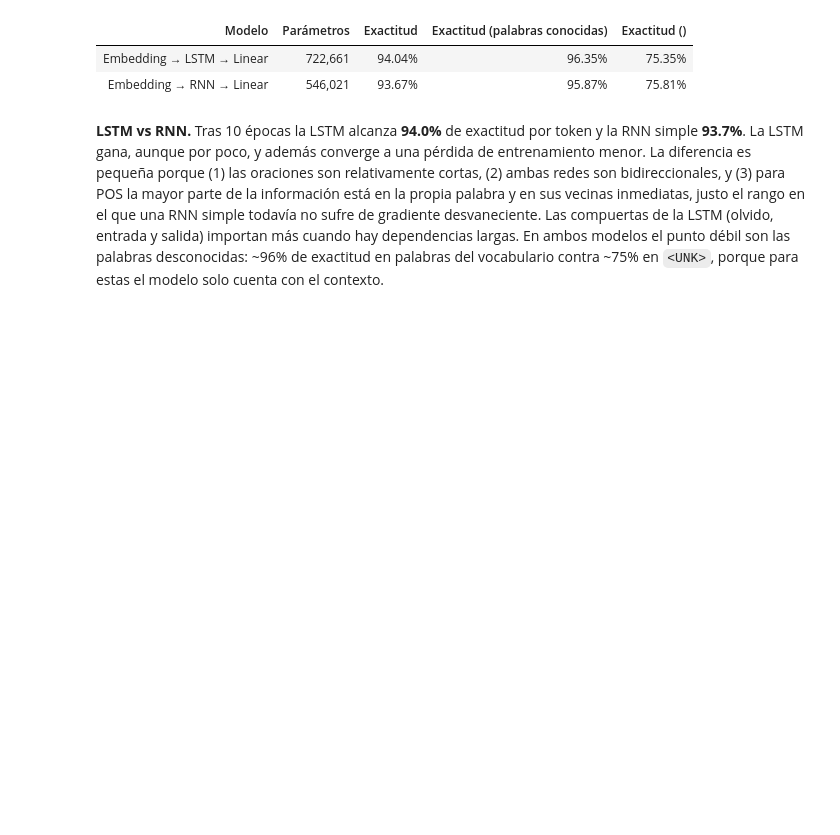
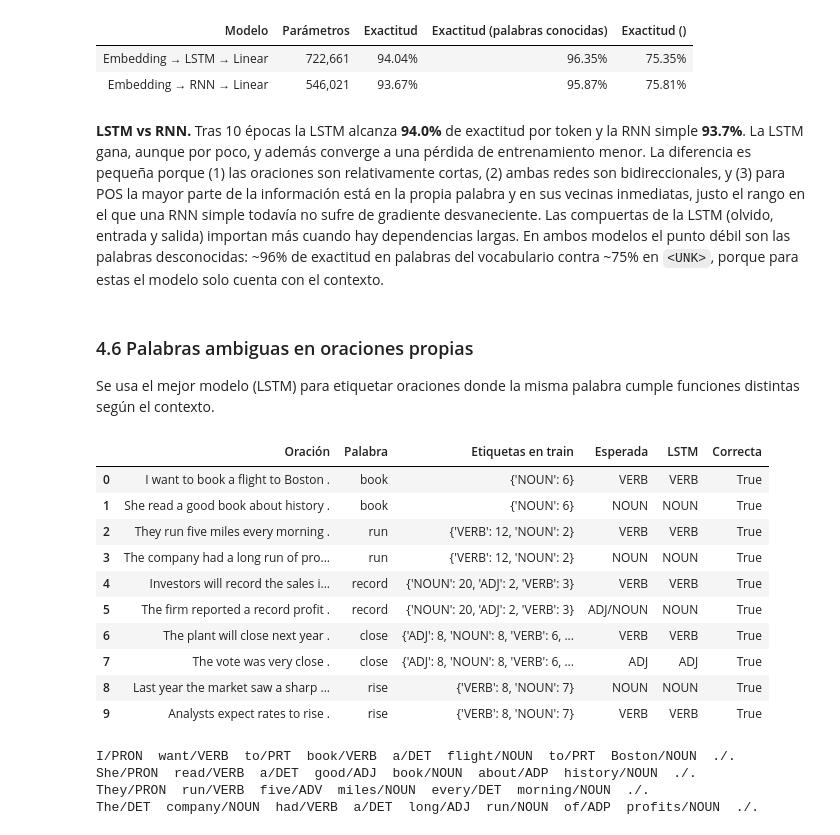
Before and after one commit to Cynthiss/NLP, a Jupyter notebook: Lab_7/Lab_7.ipynb, the cells around one changed output. Saved outputs shown, nothing was run; the diff lists cells and outputs as text; code cells hidden in the pictures; blank space fills up the shorter version.

Commit message:
Lab 7 - Sección 4: palabras ambiguas en contexto y comparación con spaCy (Lab 6)
Co-Authored-By: Claude Opus 5.5 <noreply@anthropic.com>

```diff
--- a/Lab_7/Lab_7.ipynb
+++ b/Lab_7/Lab_7.ipynb
@@ -683,3 +683,68 @@ tabla_pos.style.format({"Parámetros": "{:,}", "Exactitud": "{:.2%}",
 | Embedding → RNN → Linear | 546,021 | 93.67% | 95.87% | 75.81% |
 # %% [markdown]
 **LSTM vs RNN.** Tras 10 épocas la LSTM alcanza **94.0%** de exactitud por token y la RNN simple **93.7%**. La LSTM gana, aunque por poco, y además converge a una pérdida de entrenamiento menor. La diferencia es pequeña porque (1) las oraciones son relativamente cortas, (2) ambas redes son bidireccionales, y (3) para POS la mayor parte de la información está en la propia palabra y en sus vecinas inmediatas, justo el rango en el que una RNN simple todavía no sufre de gradiente desvaneciente. Las compuertas de la LSTM (olvido, entrada y salida) importan más cuando hay dependencias largas. En ambos modelos el punto débil son las palabras desconocidas: ~96% de exactitud en palabras del vocabulario contra ~75% en `<UNK>`, porque para estas el modelo solo cuenta con el contexto.
+# %% [markdown]
+### 4.6 Palabras ambiguas en oraciones propias
+
+Se usa el mejor modelo (LSTM) para etiquetar oraciones donde la misma palabra cumple funciones distintas según el contexto.
+# %%
+mejor_tagger = lstm_tagger
+
+
+def etiquetar(oracion):
+    palabras = oracion.split()
+    mejor_tagger.eval()
+    with torch.no_grad():
+        pred = mejor_tagger(codificar_palabras(palabras).unsqueeze(0)).argmax(-1).squeeze(0)
+    return [(w, itos_tags[t]) for w, t in zip(palabras, pred.tolist())]
+
+
+casos = [
+    ("I want to book a flight to Boston .", "book", "VERB"),
+    ("She read a good book about history .", "book", "NOUN"),
+    ("They run five miles every morning .", "run", "VERB"),
+    ("The company had a long run of profits .", "run", "NOUN"),
+    ("Investors will record the sales in March .", "record", "VERB"),
+    ("The firm reported a record profit .", "record", "ADJ/NOUN"),
+    ("The plant will close next year .", "close", "VERB"),
+    ("The vote was very close .", "close", "ADJ"),
+    ("Last year the market saw a sharp rise .", "rise", "NOUN"),
+    ("Analysts expect rates to rise .", "rise", "VERB"),
+]
+
+# Cómo aparece cada palabra en el conjunto de entrenamiento
+tags_en_train = {}
+for s_ in train_sents:
+    for w, t in s_:
+        tags_en_train.setdefault(w.lower(), Counter())[t] += 1
+
+filas = []
+for oracion, palabra, esperado in casos:
+    etiquetas = etiquetar(oracion)
+    asignada = next(t for w, t in etiquetas if w == palabra)
+    filas.append({"Oración": oracion, "Palabra": palabra,
+                  "Etiquetas en train": dict(tags_en_train.get(palabra, {})),
+                  "Esperada": esperado, "LSTM": asignada,
+                  "Correcta": asignada in esperado.split("/")})
+tabla_ambiguas = pd.DataFrame(filas)
+tabla_ambiguas
+# %% [output]
+|  | Oración | Palabra | Etiquetas en train | Esperada | LSTM | Correcta |
+| 0 | I want to book a flight to Boston . | book | {'NOUN': 6} | VERB | VERB | True |
+| 1 | She read a good book about history . | book | {'NOUN': 6} | NOUN | NOUN | True |
+| 2 | They run five miles every morning . | run | {'VERB': 12, 'NOUN': 2} | VERB | VERB | True |
+| 3 | The company had a long run of pro... | run | {'VERB': 12, 'NOUN': 2} | NOUN | NOUN | True |
+| 4 | Investors will record the sales i... | record | {'NOUN': 20, 'ADJ': 2, 'VERB': 3} | VERB | VERB | True |
+| 5 | The firm reported a record profit . | record | {'NOUN': 20, 'ADJ': 2, 'VERB': 3} | ADJ/NOUN | NOUN | True |
+| 6 | The plant will close next year . | close | {'ADJ': 8, 'NOUN': 8, 'VERB': 6, ... | VERB | VERB | True |
+| 7 | The vote was very close . | close | {'ADJ': 8, 'NOUN': 8, 'VERB': 6, ... | ADJ | ADJ | True |
+| 8 | Last year the market saw a sharp ... | rise | {'VERB': 8, 'NOUN': 7} | NOUN | NOUN | True |
+| 9 | Analysts expect rates to rise . | rise | {'VERB': 8, 'NOUN': 7} | VERB | VERB | True |
+# %%
+for oracion, *_ in casos[:4]:
+    print("  ".join(f"{w}/{t}" for w, t in etiquetar(oracion)))
+# %% [output]
+I/PRON  want/VERB  to/PRT  book/VERB  a/DET  flight/NOUN  to/PRT  Boston/NOUN  ./.
+She/PRON  read/VERB  a/DET  good/ADJ  book/NOUN  about/ADP  history/NOUN  ./.
+They/PRON  run/VERB  five/ADV  miles/NOUN  every/DET  morning/NOUN  ./.
+The/DET  company/NOUN  had/VERB  a/DET  long/ADJ  run/NOUN  of/ADP  profits/NOUN  ./.
```
Also changed, not shown: parts of 4 cells of this notebook.
